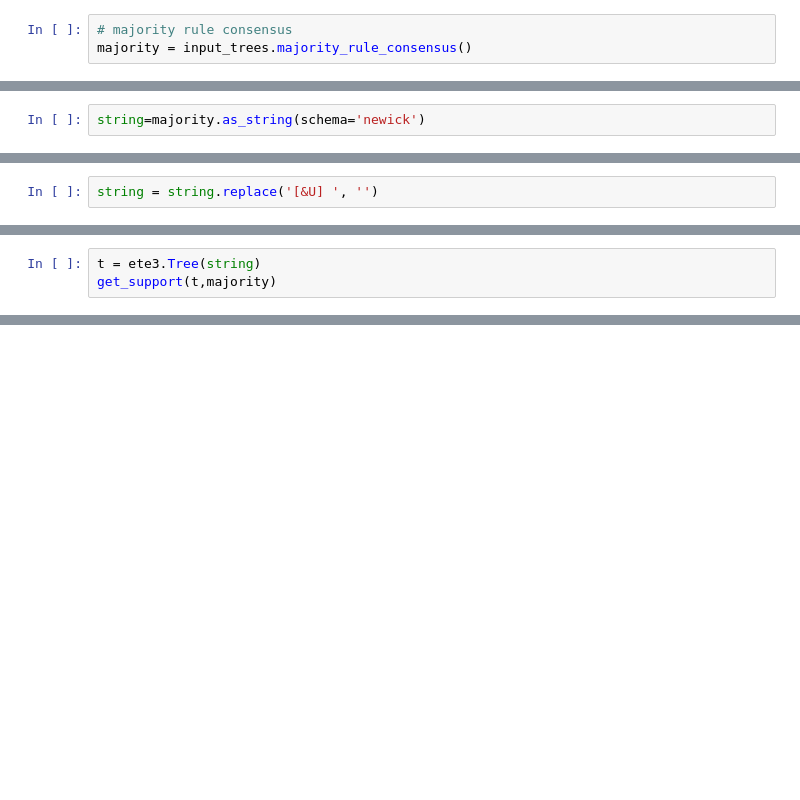
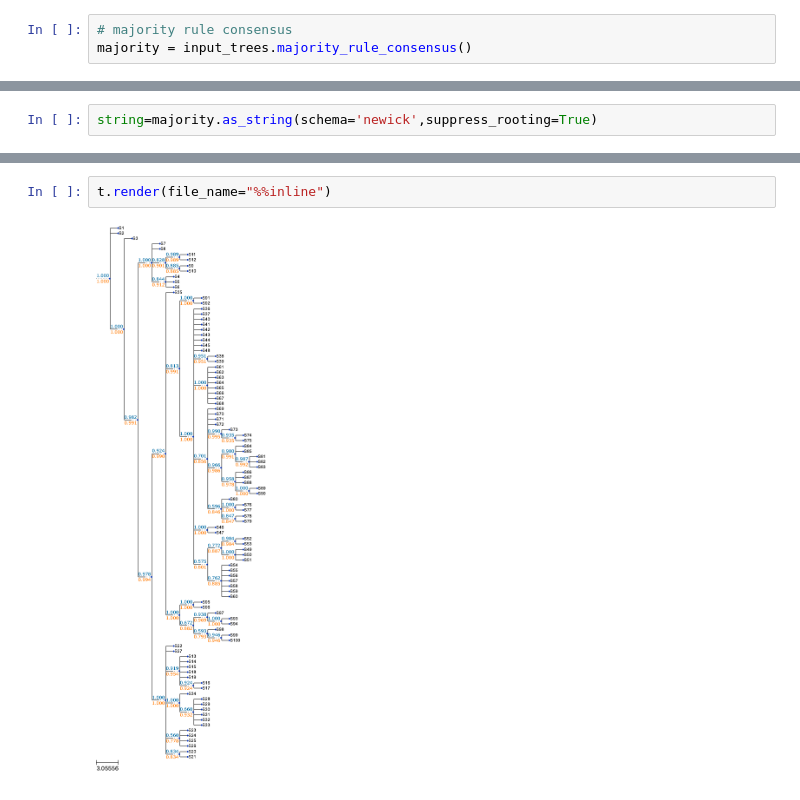
Before and after one commit to yukiregista/ConsensusProj, a Jupyter notebook: example_notebook/test_draw.ipynb, the cells around one changed output, grey strips where cells are left out. Cells and saved outputs as stored; diff of their text form; blank space fills up the shorter version.

Commit message:
20240417 support描画

```diff
--- a/example_notebook/test_draw.ipynb
+++ b/example_notebook/test_draw.ipynb
@@ -48,2 +22,2 @@ Consensus._consensus.Tree_with_support
 # %%
-string=majority.as_string(schema='newick')
+string=majority.as_string(schema='newick',suppress_rooting=True)
@@ -58,2 +23,0 @@ print(string)
-# %%
-string = string.replace('[&U] ', '')
@@ -136,3 +30,0 @@ def get_support(Node,consensus):
-# %%
-t = ete3.Tree(string)
-get_support(t,majority)
@@ -159,0 +39,4 @@ t.show()
+# %%
+t.render(file_name="%%inline")
+# %% [output]
+[figure, added]
```
Also changed, not shown: parts of 26 cells of this notebook, 2 other files.
